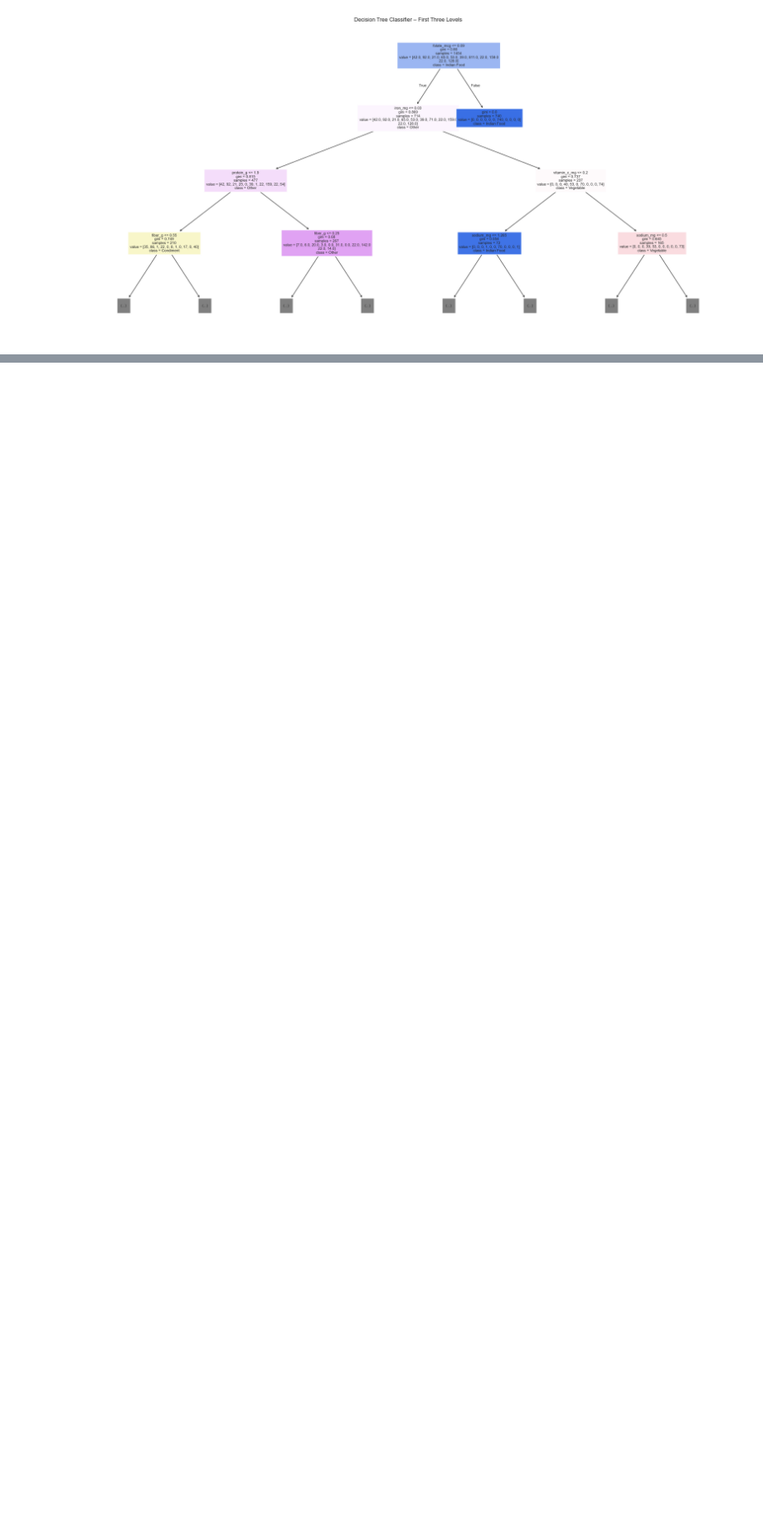
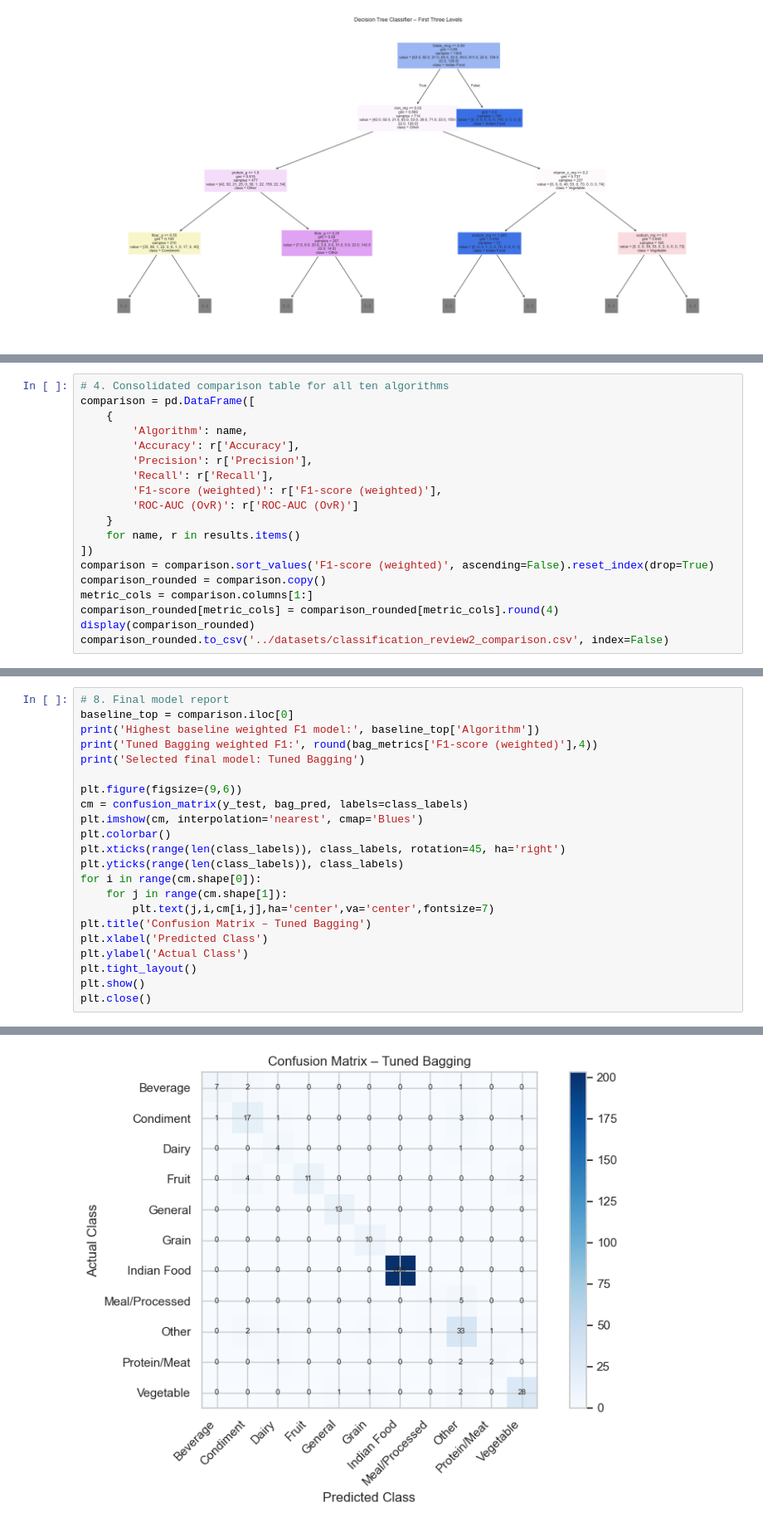
Before and after one commit to Vasista-surya/23CSE301-ML-Capstone, a Jupyter notebook: notebooks/nutrition-classification.ipynb, the cells around one changed output, grey strips where cells are left out. Shown at 83% size. Cells and saved outputs as stored; diff of their text form; blank space fills up the shorter version.

```diff
--- a/notebooks/nutrition-classification.ipynb
+++ b/notebooks/nutrition-classification.ipynb
@@ -481,0 +585,19 @@ plt.show()
+# %%
+# 4. Consolidated comparison table for all ten algorithms
+comparison = pd.DataFrame([
+    {
+        'Algorithm': name,
+        'Accuracy': r['Accuracy'],
+        'Precision': r['Precision'],
+        'Recall': r['Recall'],
+        'F1-score (weighted)': r['F1-score (weighted)'],
+        'ROC-AUC (OvR)': r['ROC-AUC (OvR)']
+    }
+    for name, r in results.items()
+])
+comparison = comparison.sort_values('F1-score (weighted)', ascending=False).reset_index(drop=True)
+comparison_rounded = comparison.copy()
+metric_cols = comparison.columns[1:]
+comparison_rounded[metric_cols] = comparison_rounded[metric_cols].round(4)
+display(comparison_rounded)
+comparison_rounded.to_csv('../datasets/classification_review2_comparison.csv', index=False)
@@ -481,0 +726,23 @@ plt.show()
+# %%
+# 8. Final model report
+baseline_top = comparison.iloc[0]
+print('Highest baseline weighted F1 model:', baseline_top['Algorithm'])
+print('Tuned Bagging weighted F1:', round(bag_metrics['F1-score (weighted)'],4))
+print('Selected final model: Tuned Bagging')
+
+plt.figure(figsize=(9,6))
+cm = confusion_matrix(y_test, bag_pred, labels=class_labels)
+plt.imshow(cm, interpolation='nearest', cmap='Blues')
+plt.colorbar()
+plt.xticks(range(len(class_labels)), class_labels, rotation=45, ha='right')
+plt.yticks(range(len(class_labels)), class_labels)
+for i in range(cm.shape[0]):
+    for j in range(cm.shape[1]):
+        plt.text(j,i,cm[i,j],ha='center',va='center',fontsize=7)
+plt.title('Confusion Matrix – Tuned Bagging')
+plt.xlabel('Predicted Class')
+plt.ylabel('Actual Class')
+plt.tight_layout()
+plt.show()
+plt.close()
+# %% [output]
@@ -481,0 +752 @@ plt.show()
+[figure, added]
```
Also changed, not shown: parts of 24 cells of this notebook, 13 other files.
